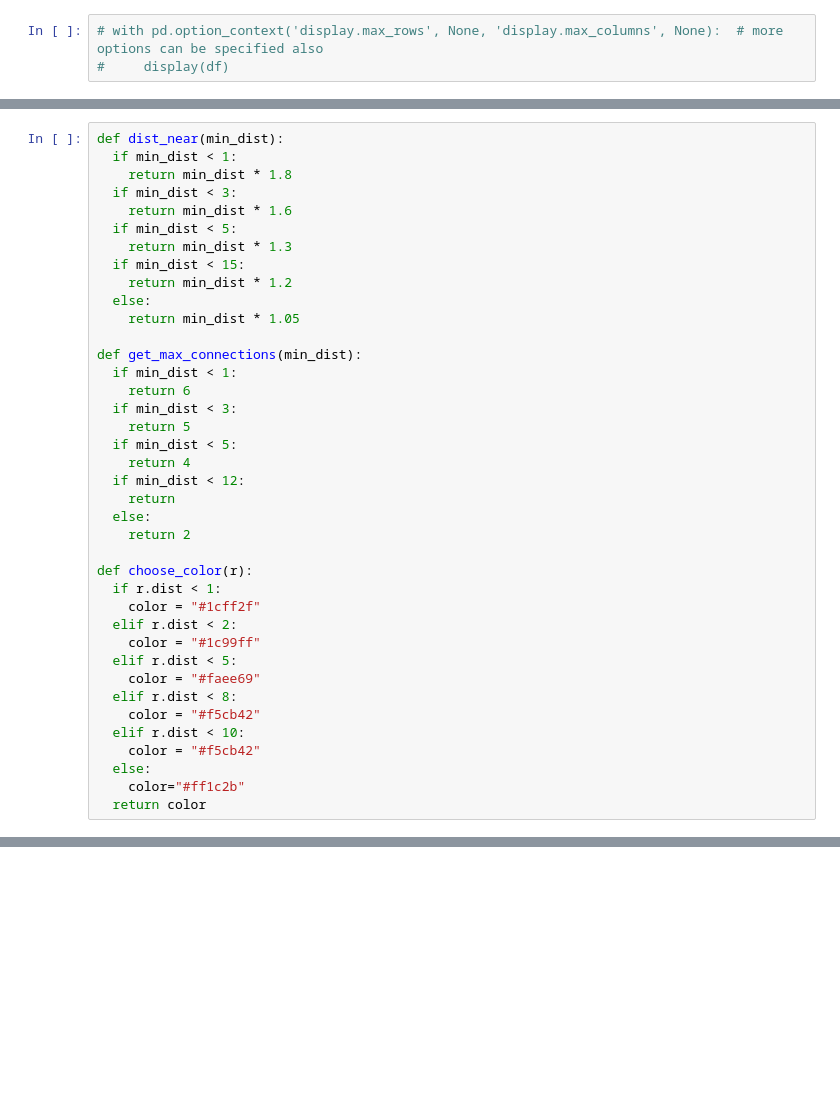
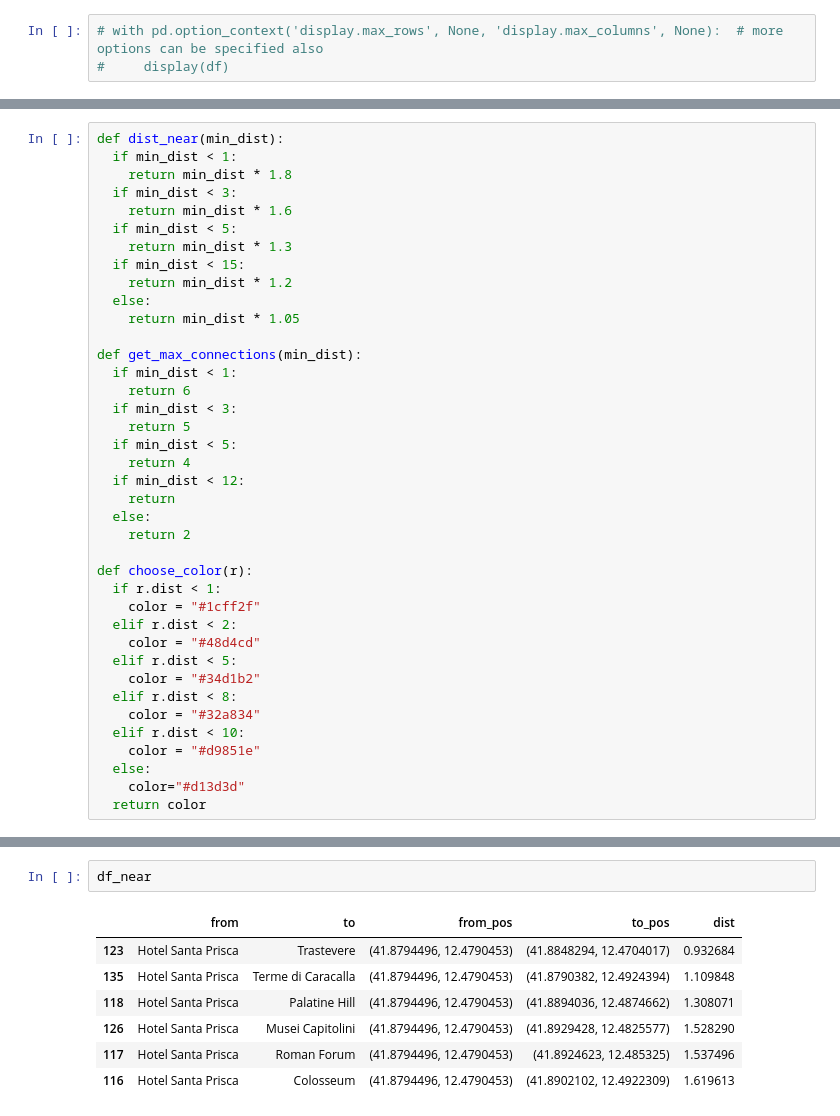
Before and after one commit to ALREstevam/JupyterMapIconsBodge, a Jupyter notebook: map_generator.ipynb, the cells around one changed output, grey strips where cells are left out. Saved outputs shown, nothing was run; the diff lists cells and outputs as text; blank space fills up the shorter version.

```diff
--- a/map_generator.ipynb
+++ b/map_generator.ipynb
@@ -183,15 +183,15 @@ def choose_color(r):
   if r.dist < 1:
     color = "#1cff2f"
   elif r.dist < 2:
-    color = "#1c99ff"
+    color = "#48d4cd"
   elif r.dist < 5:
-    color = "#faee69"
+    color = "#34d1b2"
   elif r.dist < 8:
-    color = "#f5cb42"
+    color = "#32a834"
   elif r.dist < 10:
-    color = "#f5cb42"
+    color = "#d9851e"
   else:
-    color="#ff1c2b"
+    color="#d13d3d"
   return color
 # %%
 from urllib.parse import quote
@@ -570,3 +595,13 @@ my_map.save('./map.html')
 my_map
 # %% [output]
 <__main__.CustomFoliumMap at 0x...>
+# %%
+df_near
+# %% [output]
+|  | from | to | from_pos | to_pos | dist |
+| 123 | Hotel Santa Prisca | Trastevere | (41.8794496, 12.4790453) | (41.8848294, 12.4704017) | 0.932684 |
+| 135 | Hotel Santa Prisca | Terme di Caracalla | (41.8794496, 12.4790453) | (41.8790382, 12.4924394) | 1.109848 |
+| 118 | Hotel Santa Prisca | Palatine Hill | (41.8794496, 12.4790453) | (41.8894036, 12.4874662) | 1.308071 |
+| 126 | Hotel Santa Prisca | Musei Capitolini | (41.8794496, 12.4790453) | (41.8929428, 12.4825577) | 1.528290 |
+| 117 | Hotel Santa Prisca | Roman Forum | (41.8794496, 12.4790453) | (41.8924623, 12.485325) | 1.537496 |
+| 116 | Hotel Santa Prisca | Colosseum | (41.8794496, 12.4790453) | (41.8902102, 12.4922309) | 1.619613 |
```
Also changed, not shown: parts of 4 cells of this notebook.
